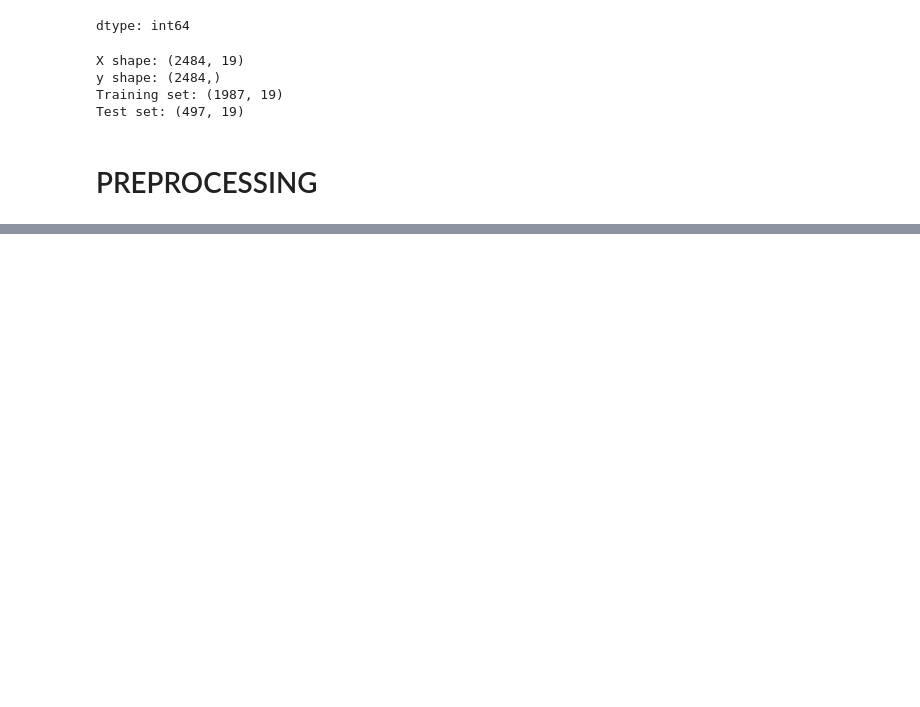
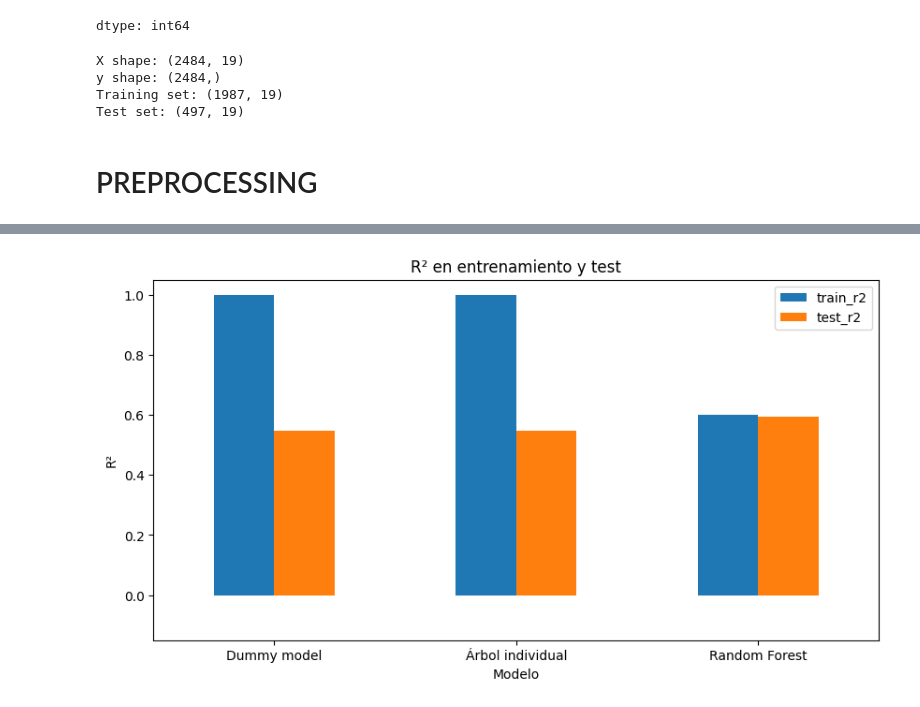
Before and after one commit to paulagirones/Aerogels_thermal_conductivity, a Jupyter notebook: aerogels_thermal_conductivity_ml.ipynb, the cells around one changed output, grey strips where cells are left out. Cells and saved outputs as stored; diff of their text form; code cells hidden in the pictures; blank space fills up the shorter version.

```diff
--- a/aerogels_thermal_conductivity_ml.ipynb
+++ b/aerogels_thermal_conductivity_ml.ipynb
@@ -1128,8 +1133,8 @@ y = df[target]
 print("X shape:", X.shape)
 print("y shape:", y.shape)
 
-X_train, X_test, y_train, y_test = train_test_split(X, y, random_state=42, stratify=y)
-)
+X_train, X_test, y_train, y_test = train_test_split(X, y, random_state=42, test_size=0.2)
+
 
 print("Training set:", X_train.shape)
 print("Test set:", X_test.shape)
@@ -1143,5 +1171,5 @@ Test set: (497, 19)
 # %%
-preprocessor = ColumnTransformer(
+preprocessor_d = ColumnTransformer(
     transformers=[
         (
             "num",
@@ -1165,0 +1290,15 @@ preprocessor = ColumnTransformer(
+# %%
+comparison = pd.DataFrame([
+    dummy_results,
+    tree_results,
+    random_forest_results
+]).set_index("model")
+
+comparison.round({
+    "train_mae": 0,
+    "test_mae": 0,
+    "train_rmse": 0,
+    "test_rmse": 0,
+    "train_r2": 3,
+    "test_r2": 3,
+})
@@ -1165,0 +1311,15 @@ preprocessor = ColumnTransformer(
+# %%
+r2_comparison = comparison[["train_r2", "test_r2"]]
+
+ax = r2_comparison.plot(
+    kind="bar",
+    figsize=(10, 5)
+)
+ax.set_title("R² en entrenamiento y test")
+ax.set_ylabel("R²")
+ax.set_xlabel("Modelo")
+ax.set_ylim(min(-0.15, r2_comparison.min().min() - 0.05), 1.05)
+plt.xticks(rotation=0)
+plt.show()
+# %% [output]
+[figure, added]
```
Also changed, not shown: parts of 21 cells of this notebook.
